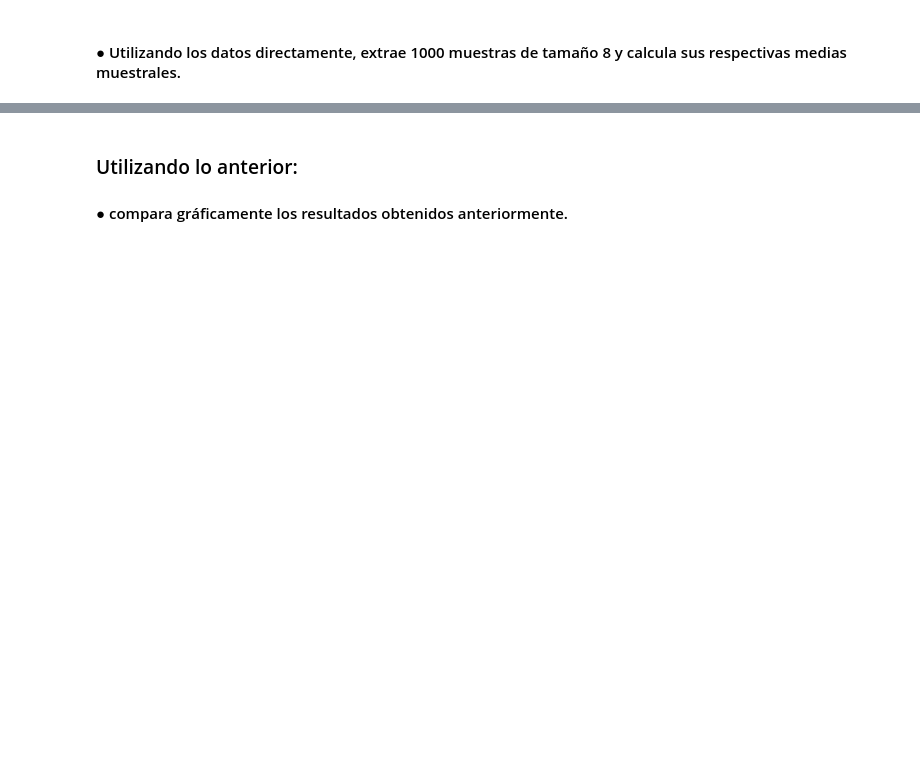
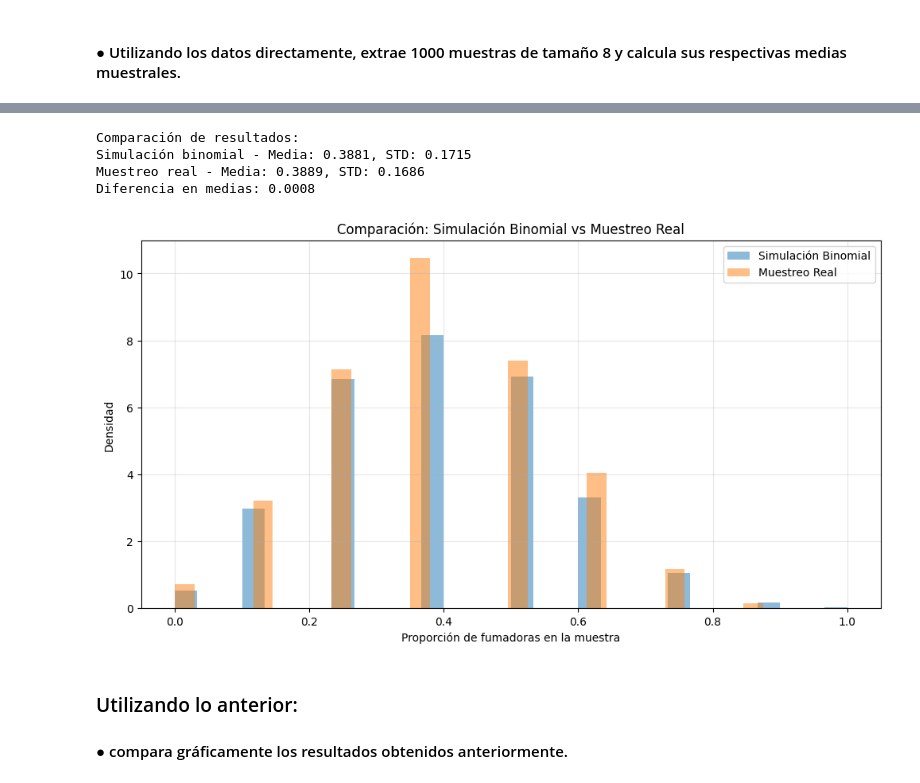
Before and after one commit to drojaslopez/DataScience, a Jupyter notebook: 3 Análisis estadístico con Python (G122)/Desafio/4/Desafio_Preparación_datos_gráficos.ipynb, the cells around one changed output, grey strips where cells are left out. Cells and saved outputs as stored; diff of their text form; code cells hidden in the pictures; blank space fills up the shorter version.

```diff
--- a/3 Análisis estadístico con Python (G122)/Desafio/4/Desafio_Preparación_datos_gráficos.ipynb
+++ b/3 Análisis estadístico con Python (G122)/Desafio/4/Desafio_Preparación_datos_gráficos.ipynb
@@ -225,3 +422,33 @@ plt.legend()
+# %%
+# Método más eficiente usando numpy
+medias_muestrales_reales = np.array([
+    np.mean(np.random.choice(datos_reales, size=n_muestra, replace=False))
+    for _ in range(n_simulaciones)
+])
+# %%
+# Comparar estadísticas
+print("Comparación de resultados:")
+print(f"Simulación binomial - Media: {medias_muestrales_sim.mean():.4f}, STD: {medias_muestrales_sim.std():.4f}")
+print(f"Muestreo real - Media: {medias_muestrales_reales.mean():.4f}, STD: {medias_muestrales_reales.std():.4f}")
+print(f"Diferencia en medias: {abs(medias_muestrales_sim.mean() - medias_muestrales_reales.mean()):.4f}")
+# %% [output]
+Comparación de resultados:
+Simulación binomial - Media: 0.3881, STD: 0.1715
+Muestreo real - Media: 0.3889, STD: 0.1686
+Diferencia en medias: 0.0008
+# %%
+# Histogramas comparativos
+plt.figure(figsize=(12, 6))
+plt.hist(medias_muestrales_sim, bins=30, alpha=0.5, label='Simulación Binomial', density=True)
+plt.hist(medias_muestrales_reales, bins=30, alpha=0.5, label='Muestreo Real', density=True)
+plt.xlabel('Proporción de fumadoras en la muestra')
+plt.ylabel('Densidad')
+plt.title('Comparación: Simulación Binomial vs Muestreo Real')
+plt.legend()
+plt.grid(alpha=0.3)
+plt.show()
+# %% [output]
+[figure, added]
 # %% [markdown]
 ### Utilizando lo anterior:
 #### ● compara gráficamente los resultados obtenidos anteriormente.
```
Also changed, not shown: parts of 19 cells of this notebook.
